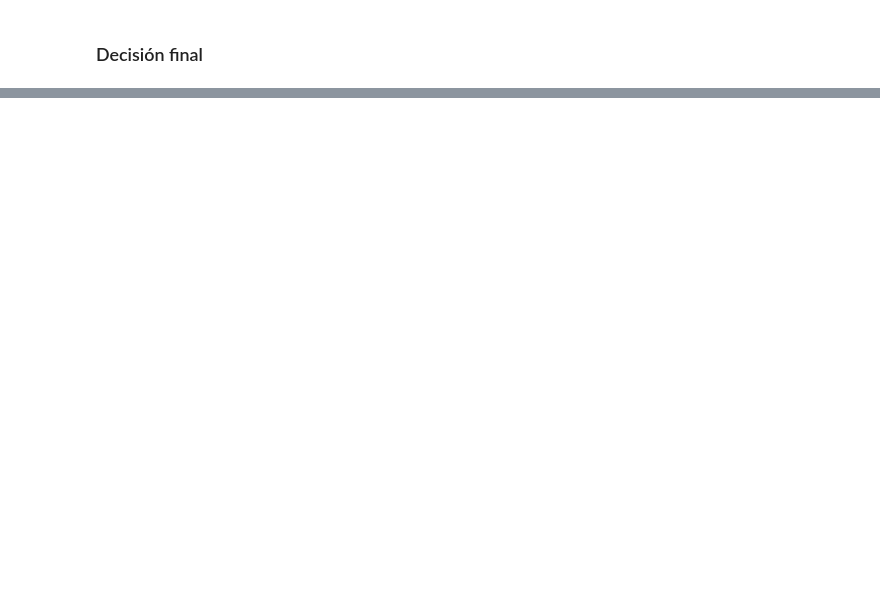
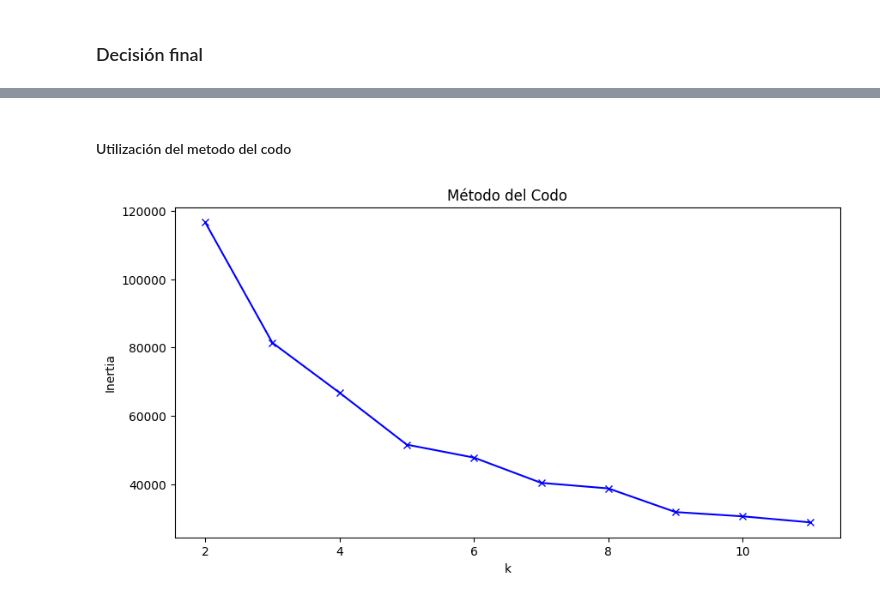
Before and after one commit to The-Shield-Team/SHIELD-ML-Monopoly, a Jupyter notebook: index.ipynb, the cells around one changed output, grey strips where cells are left out. Drawn from its saved outputs; the diff is of its cells as text; code cells hidden in the pictures; blank space fills up the shorter version.

```diff
--- a/index.ipynb
+++ b/index.ipynb
@@ -1450,0 +1529,13 @@ for score, name in zip(rf_1.feature_importances_, X_train_clas_sm.columns):
+# %% [markdown]
+#### Utilización del metodo del codo
+# %%
+# relizar el metodo del codo para encontrar el numero de clusters optimo
+
+plt.figure(figsize=(10, 5))
+plt.plot(k_range, inertia, 'bx-')
+plt.xlabel('k')
+plt.ylabel('Inertia')
+plt.title('Método del Codo')
+plt.show()
+# %% [output]
+[figure, added]
```
Also changed, not shown: parts of 28 cells of this notebook.
